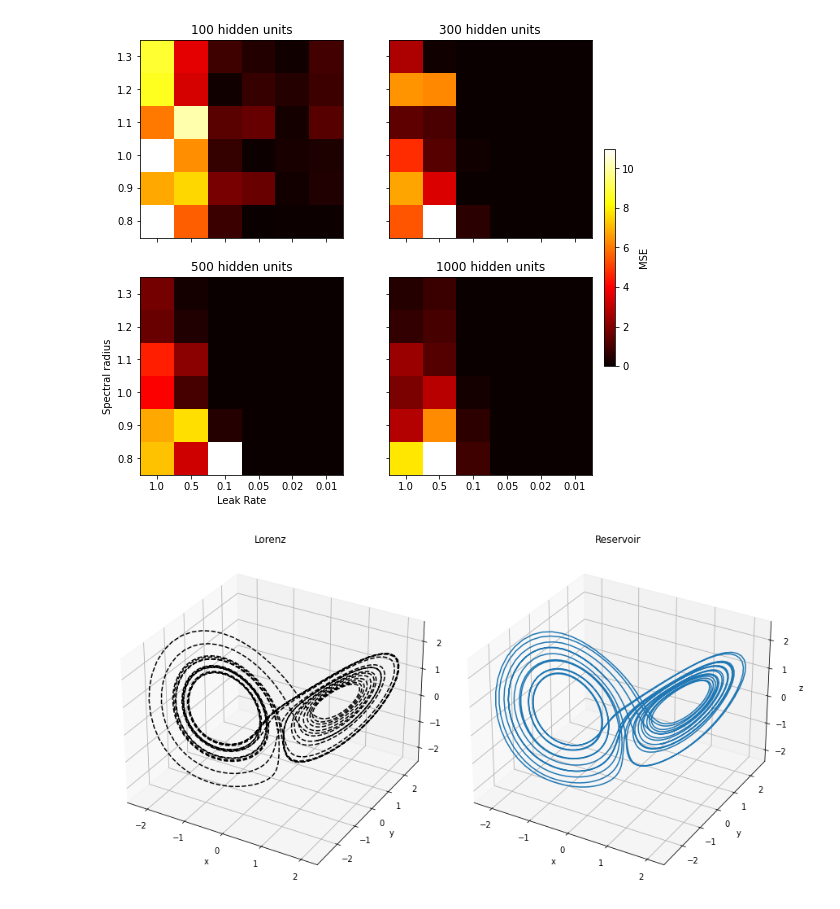
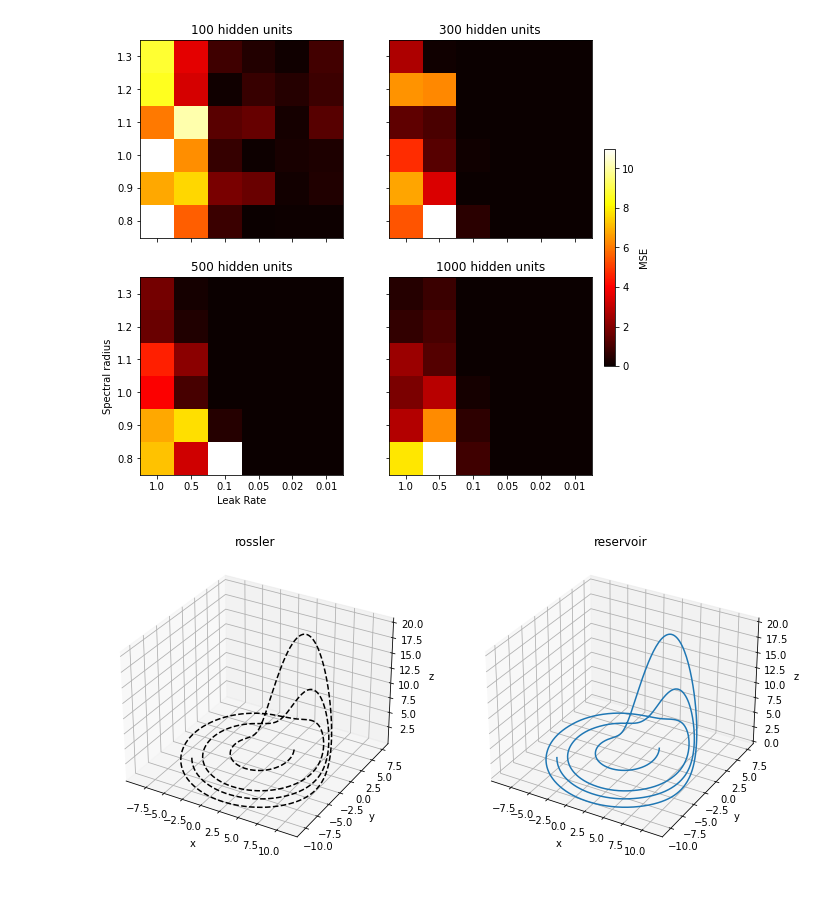
Before and after one commit to stefanpate/reservoir, a Jupyter notebook: gen_targets_grid_search_fourier.ipynb, the cells around one changed output. Drawn from its saved outputs; the diff is of its cells as text; code cells hidden in the pictures.

```diff
--- a/gen_targets_grid_search_fourier.ipynb
+++ b/gen_targets_grid_search_fourier.ipynb
@@ -79,13 +167,17 @@ if do_save:
 '''
 Fourier analysis of lorenz
 '''
+fcn = 'rossler'
 save_dir = '/home/spate/Res/figures/'
 n_samples = 500
 d = 3
-n_steps = 4000
+n_steps = 8000
 dt = 0.01
 var_names = ["x", "y", "z"]
-target_fn = '/home/spate/Res/targets/lorenz_params_sig_10.00_rho_28.00_beta_2.67_n_samples_500_n_steps_4000_dt_0.01.csv'
+if fcn == 'lorenz':
+    target_fn = '/home/spate/Res/targets/lorenz_params_sig_10.00_rho_28.00_beta_2.67_n_samples_500_n_steps_4000_dt_0.01.csv'
+elif fcn == 'rossler':
+    target_fn = '/home/spate/Res/targets/rossler_params_a_0.20_b_0.20_c_5.70_n_samples_500_n_steps_8000_dt_0.01.csv'
 target_batch = np.loadtxt(target_fn, delimiter=',').reshape(n_samples, d, n_steps)
 # f = np.sin(20* 2 * np.pi * t)
 
@@ -104,6 +196,6 @@ ax.set_xlim(0,60)
 ax.set_ylabel("Magnitude")
 ax.set_xlabel("Frequency")
 ax.legend()
-plt.savefig(save_dir + "lorenz_fourier.png")
+plt.savefig(save_dir + f"{fcn}_fourier.png")
 plt.show()
 # %% [output]
@@ -151,51 +243,55 @@ plt.show()
 # %% [output]
 [figure]
 # %%
-test_sample = 497
+test_sample = 495
 dt = 0.01 # For simulation of target system
-end_forcing = 2000
+end_forcing = 4000
+fcn = 'rossler'
 save_dir = '/home/spate/Res/figures/'
-fn_output = f"lorenz_prediction_outputs_test_sample_{test_sample}.csv"
-fn_target = f"lorenz_prediction_target_test_sample_{test_sample}.csv"
-lorenz_fn = '/home/spate/Res/targets/lorenz_params_sig_10.00_rho_28.00_beta_2.67_n_samples_500_n_steps_4000_dt_0.01.csv'
-total_steps = 4000
+fn_output = f"{fcn}_prediction_outputs_test_sample_{test_sample}.csv"
+fn_target = f"{fcn}_prediction_target_test_sample_{test_sample}.csv"
+if fcn == 'lorenz':
+    target_fn = '/home/spate/Res/targets/lorenz_params_sig_10.00_rho_28.00_beta_2.67_n_samples_500_n_steps_4000_dt_0.01.csv'
+elif fcn == 'rossler':
+    target_fn = '/home/spate/Res/targets/rossler_params_a_0.20_b_0.20_c_5.70_n_samples_500_n_steps_8000_dt_0.01.csv'
+total_steps = 8000
 d = 3
 total_samples = 500
 n_outputs = 3
-do_scl = False
+do_scl = True
 
-lorenz_lib = np.loadtxt(lorenz_fn, delimiter=',').reshape(total_samples, d, total_steps)
-flat_lorenz = np.transpose(lorenz_lib, axes=[1, 0, 2]).reshape(n_outputs, -1)
-lorenz_mean, lorenz_std = np.mean(flat_lorenz, axis=1).reshape(3,1), np.std(flat_lorenz, axis=1).reshape(3,1)
+target_lib = np.loadtxt(target_fn, delimiter=',').reshape(total_samples, d, total_steps)
+flat_target = np.transpose(target_lib, axes=[1, 0, 2]).reshape(n_outputs, -1)
+target_mean, target_std = np.mean(flat_target, axis=1).reshape(3,1), np.std(flat_target, axis=1).reshape(3,1)
 
 target = np.loadtxt(save_dir + fn_target, delimiter=',')[:, end_forcing:]
 output = np.loadtxt(save_dir + fn_output, delimiter=',')[:, end_forcing:]
 
 if do_scl:
-    target = (target * lorenz_std) + lorenz_mean
-    output = (output * lorenz_std) + lorenz_mean
+    target = (target * target_std) + target_mean
+    output = (output * target_std) + target_mean
 
 fig = plt.figure(figsize=(12,9))
 
 ax0 = fig.add_subplot(1, 2, 1, projection="3d")
 ax1 = fig.add_subplot(1, 2, 2, projection="3d")
 
 
 ax0.plot(target[0,:], target[1,:], target[2,:], 'k--')
 ax1.plot(output[0,:], output[1,:], output[2,:])
 
-ax0.set_title("Lorenz")
-ax1.set_title("Reservoir")
+ax0.set_title(f"{fcn}")
+ax1.set_title("reservoir")
 ax0.set_xlabel("x")
 ax0.set_ylabel('y')
 ax0.set_zlabel('z')
 ax1.set_xlabel("x")
 ax1.set_ylabel('y')
 ax1.set_zlabel('z')
 
-# ax.view_init(azim=90, elev=10)
-fig.tight_layout()
-plt.savefig(save_dir + "lorenz_attractor_v_reservoir.png")
+# ax0.view_init(azim=90, elev=10)
+# fig.tight_layout()
+plt.savefig(save_dir + f"{fcn}_attractor_v_reservoir_test_sample_{test_sample}.png")
 plt.show()
 # %% [output]
-[figure, old version]
+[figure, new version]
```
Also changed, not shown: parts of 6 cells of this notebook, 4 other files.
